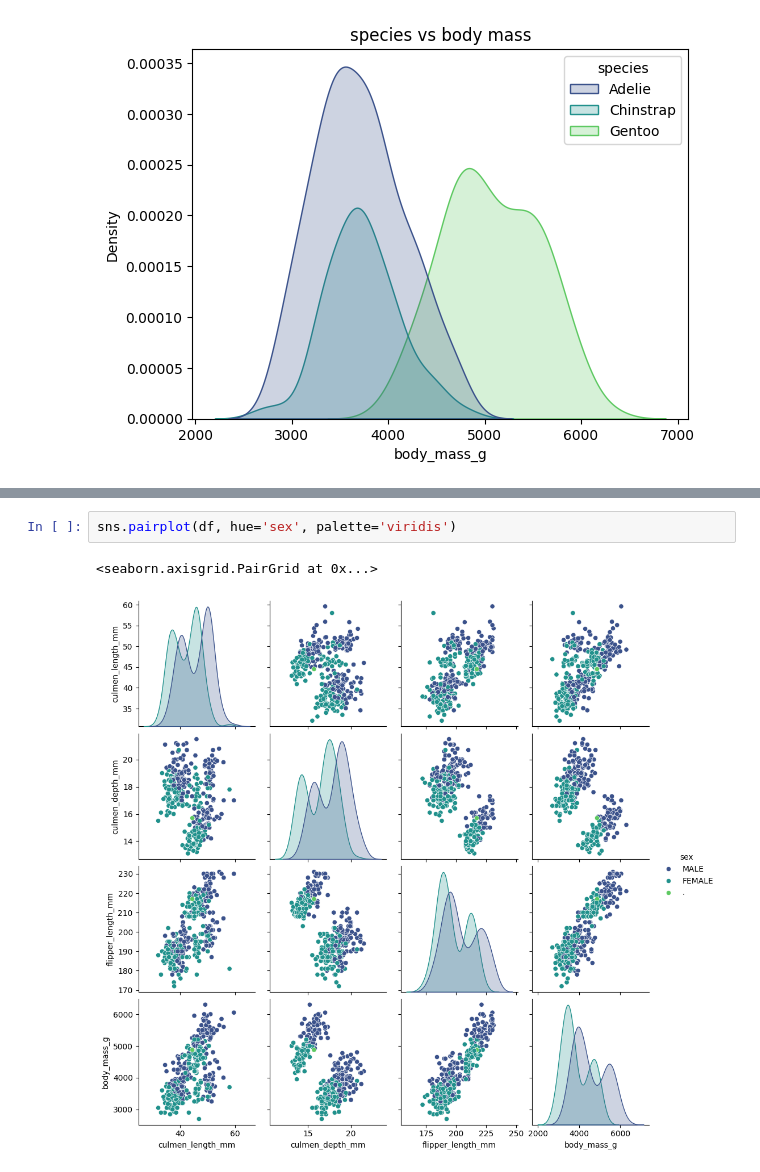
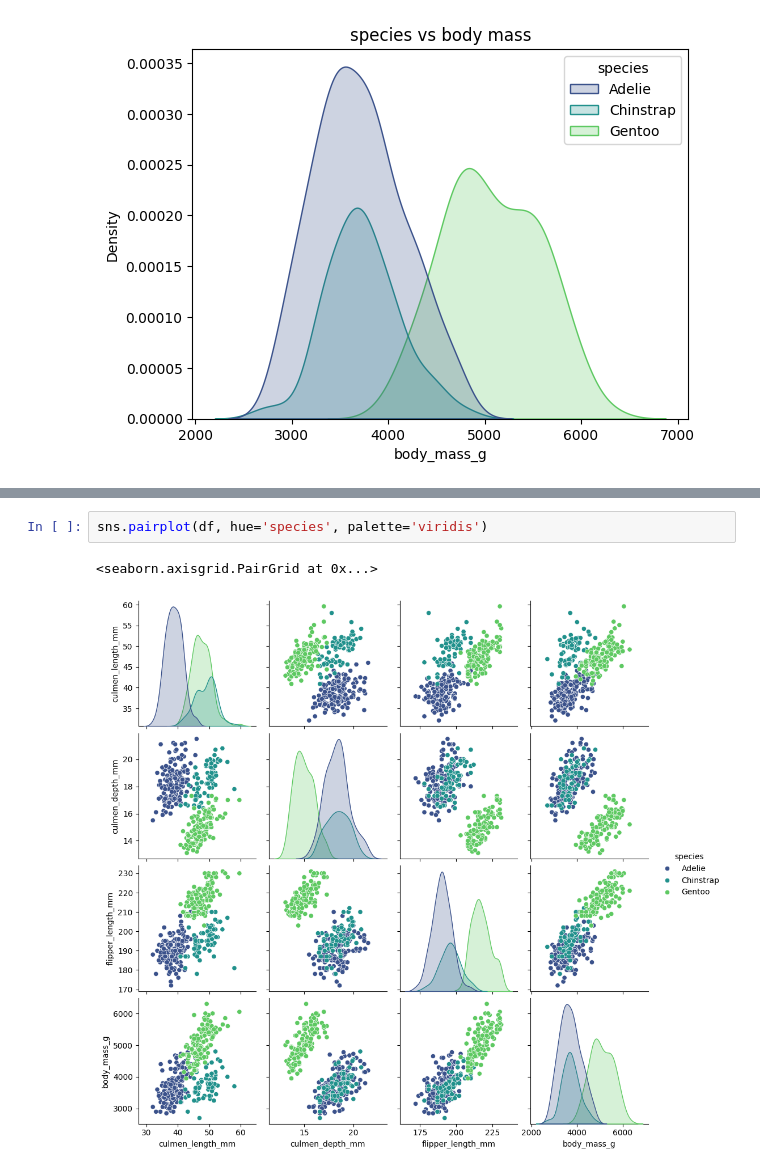
Before and after one commit to SydOwaisRaza/EDA-Projects, a Jupyter notebook: Penguin Dataset/analysis.ipynb, the cells around one changed output, grey strips where cells are left out. Drawn from its saved outputs; the diff is of its cells as text.

Commit message:
added some tables and graphs. Removed unecessary stuff

```diff
--- a/Penguin Dataset/analysis.ipynb
+++ b/Penguin Dataset/analysis.ipynb
@@ -171,5 +190,5 @@ plt.figure(figsize=(12,5))
 # %%
-sns.pairplot(df, hue='sex', palette='viridis')
+sns.pairplot(df, hue='species', palette='viridis')
 # %% [output]
 <seaborn.axisgrid.PairGrid at 0x...>
-[figure, old version]
+[figure, new version]
```
Also changed, not shown: parts of 5 cells of this notebook.
